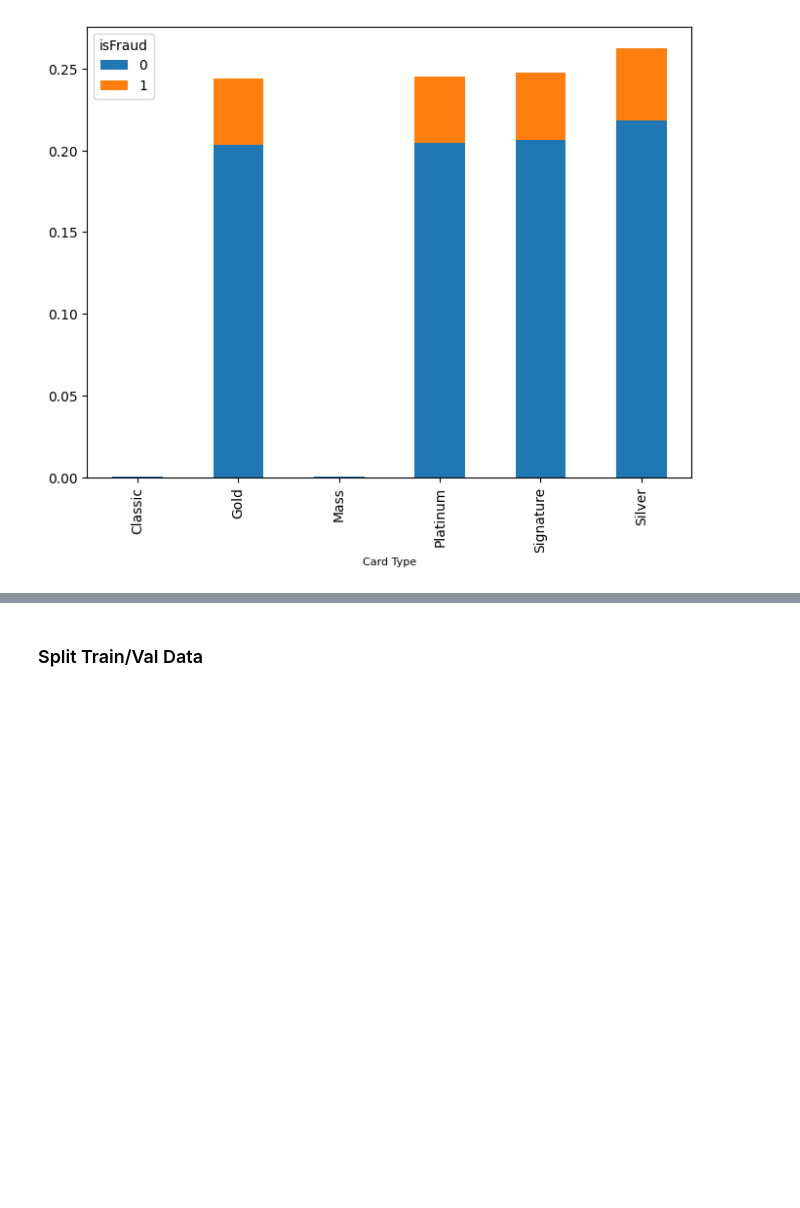
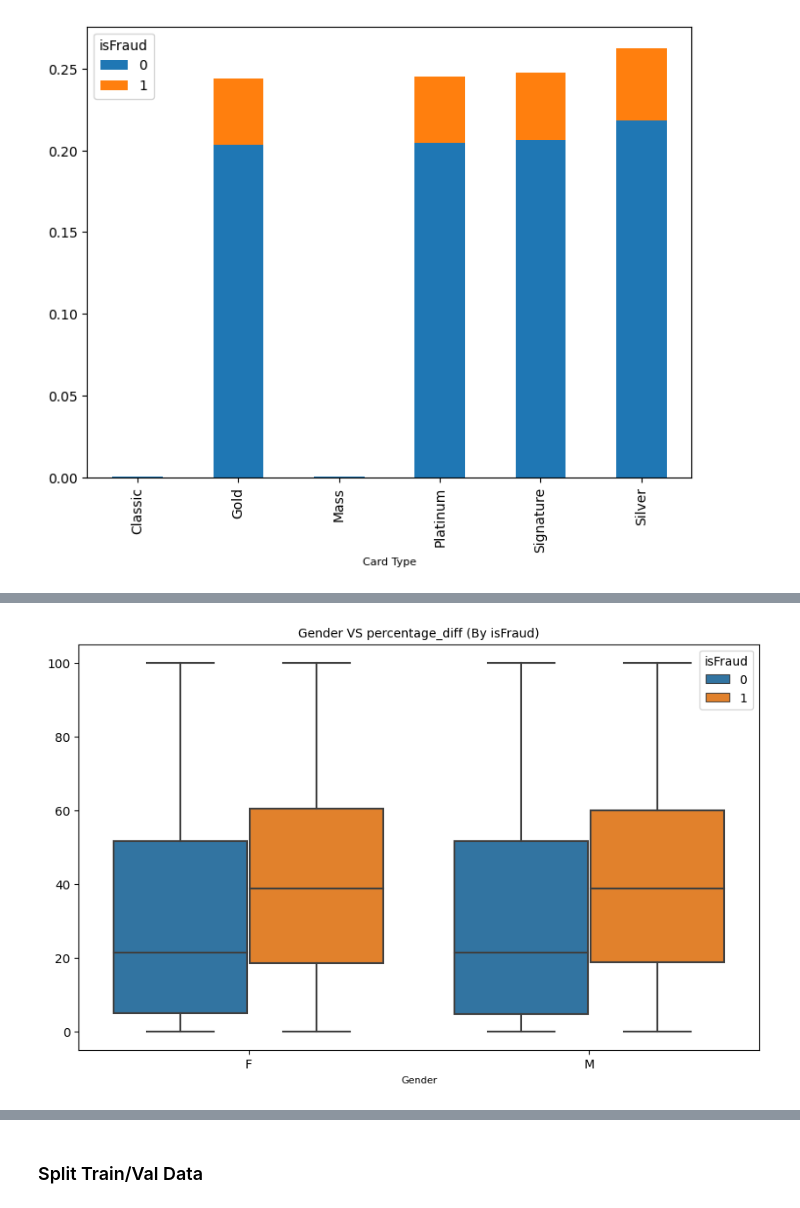
Before and after one commit to chikeibezim/Detecting-Fraudulent-Transactions, a Jupyter notebook: eda-modelling-fraud-detection.ipynb, the cells around one changed output, grey strips where cells are left out. Saved outputs shown, nothing was run; the diff lists cells and outputs as text; code cells hidden in the pictures; blank space fills up the shorter version.

```diff
--- a/eda-modelling-fraud-detection.ipynb
+++ b/eda-modelling-fraud-detection.ipynb
@@ -255,0 +263,7 @@ plt.show()
+# %%
+# visulization for gender analysis
+sns.boxplot(X_train_val, x="Gender", y=percentage_diff, hue="isFraud")
+plt.title("Gender VS percentage_diff (By isFraud)")
+plt.show()
+# %% [output]
+[figure, added]
```
Also changed, not shown: parts of 28 cells of this notebook.
